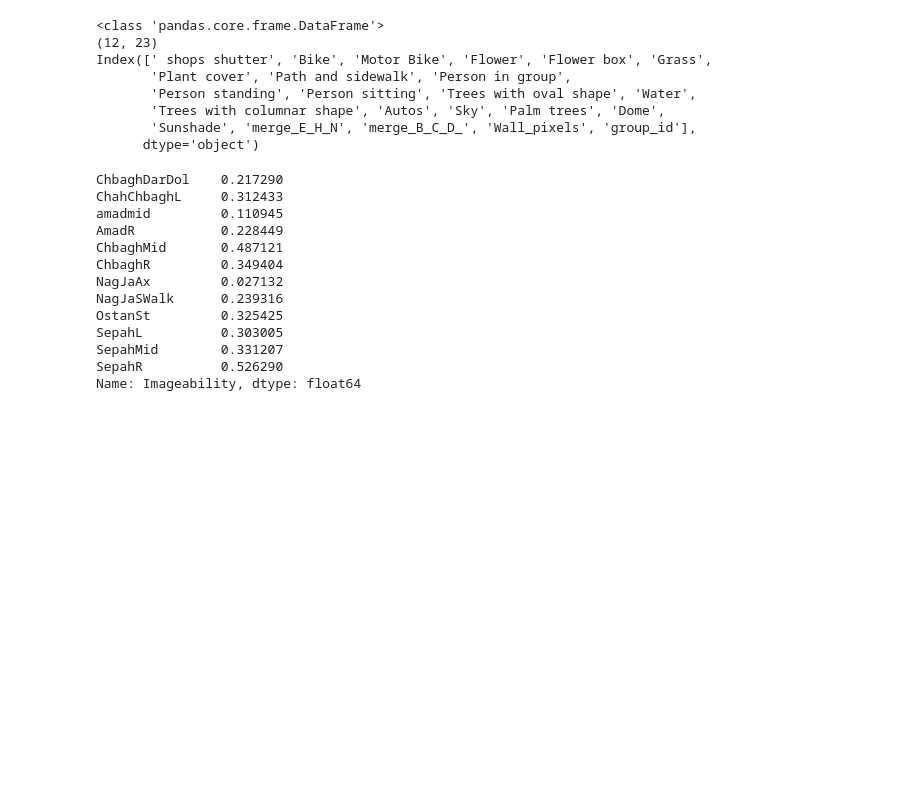
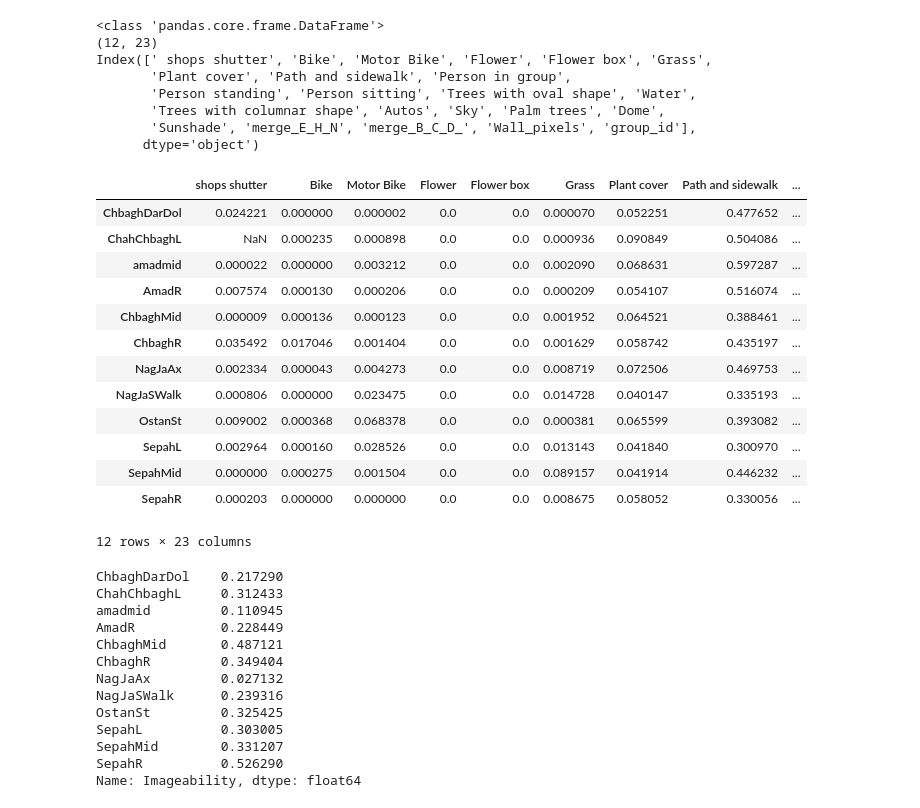
Before and after one commit to Hessam-Maniei/StreetPerception_ML, a Jupyter notebook: notebooks/copyresults.ipynb, the cells around one changed output. Cells and saved outputs as stored; diff of their text form; code cells hidden in the pictures; blank space fills up the shorter version.

```diff
--- a/notebooks/copyresults.ipynb
+++ b/notebooks/copyresults.ipynb
@@ -2379,6 +2379,25 @@ Index([' shops shutter', 'Bike', 'Motor Bike', 'Flower', 'Flower box', 'Grass',
        'Trees with columnar shape', 'Autos', 'Sky', 'Palm trees', 'Dome',
        'Sunshade', 'merge_E_H_N', 'merge_B_C_D_', 'Wall_pixels', 'group_id'],
       dtype='object')
+# %%
+numeric_df_street= all_streets_groups_Ratios.select_dtypes(include="number")
+
+display(numeric_df_street)
+# %% [output]
+|  | shops shutter | Bike | Motor Bike | Flower | Flower box | Grass | Plant cover | Path and sidewalk | ... |
+| ChbaghDarDol | 0.024221 | 0.000000 | 0.000002 | 0.0 | 0.0 | 0.000070 | 0.052251 | 0.477652 | ... |
+| ChahChbaghL | NaN | 0.000235 | 0.000898 | 0.0 | 0.0 | 0.000936 | 0.090849 | 0.504086 | ... |
+| amadmid | 0.000022 | 0.000000 | 0.003212 | 0.0 | 0.0 | 0.002090 | 0.068631 | 0.597287 | ... |
+| AmadR | 0.007574 | 0.000130 | 0.000206 | 0.0 | 0.0 | 0.000209 | 0.054107 | 0.516074 | ... |
+| ChbaghMid | 0.000009 | 0.000136 | 0.000123 | 0.0 | 0.0 | 0.001952 | 0.064521 | 0.388461 | ... |
+| ChbaghR | 0.035492 | 0.017046 | 0.001404 | 0.0 | 0.0 | 0.001629 | 0.058742 | 0.435197 | ... |
+| NagJaAx | 0.002334 | 0.000043 | 0.004273 | 0.0 | 0.0 | 0.008719 | 0.072506 | 0.469753 | ... |
+| NagJaSWalk | 0.000806 | 0.000000 | 0.023475 | 0.0 | 0.0 | 0.014728 | 0.040147 | 0.335193 | ... |
+| OstanSt | 0.009002 | 0.000368 | 0.068378 | 0.0 | 0.0 | 0.000381 | 0.065599 | 0.393082 | ... |
+| SepahL | 0.002964 | 0.000160 | 0.028526 | 0.0 | 0.0 | 0.013143 | 0.041840 | 0.300970 | ... |
+| SepahMid | 0.000000 | 0.000275 | 0.001504 | 0.0 | 0.0 | 0.089157 | 0.041914 | 0.446232 | ... |
+| SepahR | 0.000203 | 0.000000 | 0.000000 | 0.0 | 0.0 | 0.008675 | 0.058052 | 0.330056 | ... |
+12 rows × 23 columns
 # %%
 numeric_df_street= all_streets_groups_Ratios.select_dtypes(include="number")
 
```
Also changed, not shown: parts of 13 cells of this notebook, 2 other files.
